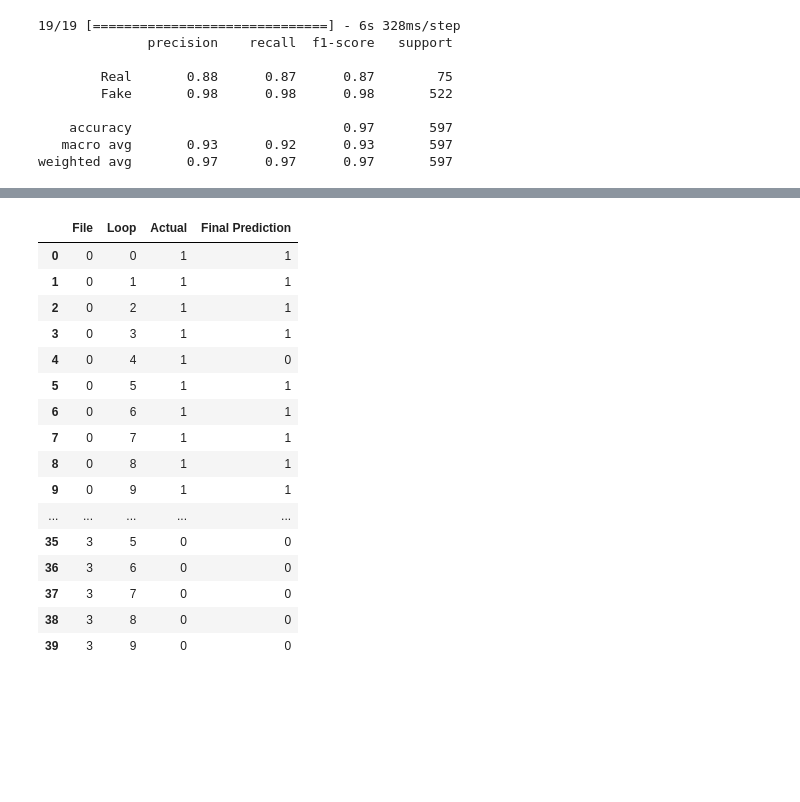
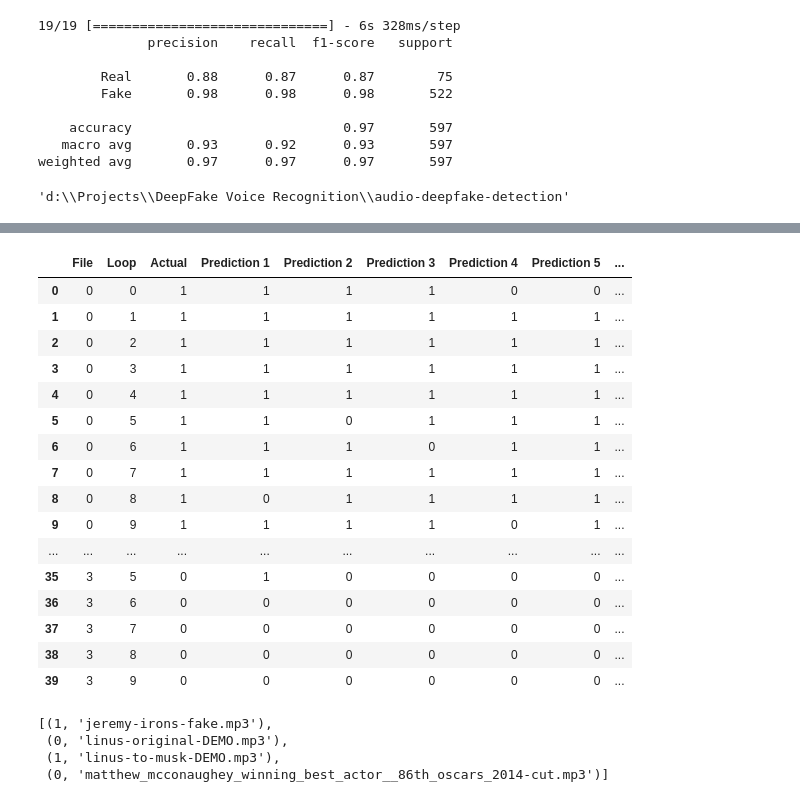
Before and after one commit to vprabhakaran00/audio-deepfake-detection, a Jupyter notebook: research/model_training_trials/model_training_trial3.ipynb, the cells around one changed output, grey strips where cells are left out. Saved outputs shown, nothing was run; the diff lists cells and outputs as text; code cells hidden in the pictures; blank space fills up the shorter version.

```diff
--- a/research/model_training_trials/model_training_trial3.ipynb
+++ b/research/model_training_trials/model_training_trial3.ipynb
@@ -230,3 +230,9 @@ weighted avg       0.97      0.97      0.97       597
 # %%
 import pandas as pd
 from scipy import stats
+# %%
+import os
+os.chdir('../../')
+%pwd
+# %% [output]
+'d:\\Projects\\DeepFake Voice Recognition\\audio-deepfake-detection'
@@ -233,4 +282,6 @@ from scipy import stats
 # %%
+from tensorflow.keras.models import load_model
+model2 = load_model('artifacts/model_training/model.keras')
 test_file_path = 'artifacts/data_ingestion/DEMONSTRATION/DEMONSTRATION/'
 files = os.listdir(test_file_path)
 actuals = [1,0,1,0]
@@ -270,10 +321,15 @@ for filenum, file in enumerate(a):
                 'File': filenum,
                 'Loop': i,
                 'Actual': file[0],
-                'Final Prediction': final_pred[0][0]
+                'Prediction 1': prediction1,
+                'Prediction 2': prediction2,
+                'Prediction 3': prediction3,
+                'Prediction 4': prediction4,
+                'Prediction 5': prediction5,
+                'Final Prediction': final_pred[0]
             })
 
 df_results = pd.DataFrame(results)
 display(df_results)
-#df_results.to_csv('compare.csv')
+df_results.to_csv('compare.csv')
 # %% [output]
@@ -303,20 +353,27 @@ display(df_results)
-|  | File | Loop | Actual | Final Prediction |
-| 0 | 0 | 0 | 1 | 1 |
-| 1 | 0 | 1 | 1 | 1 |
-| 2 | 0 | 2 | 1 | 1 |
-| 3 | 0 | 3 | 1 | 1 |
-| 4 | 0 | 4 | 1 | 0 |
-| 5 | 0 | 5 | 1 | 1 |
-| 6 | 0 | 6 | 1 | 1 |
-| 7 | 0 | 7 | 1 | 1 |
-| 8 | 0 | 8 | 1 | 1 |
-| 9 | 0 | 9 | 1 | 1 |
-| ... | ... | ... | ... | ... |
-| 35 | 3 | 5 | 0 | 0 |
-| 36 | 3 | 6 | 0 | 0 |
-| 37 | 3 | 7 | 0 | 0 |
-| 38 | 3 | 8 | 0 | 0 |
-| 39 | 3 | 9 | 0 | 0 |
+|  | File | Loop | Actual | Prediction 1 | Prediction 2 | Prediction 3 | Prediction 4 | Prediction 5 | ... |
+| 0 | 0 | 0 | 1 | 1 | 1 | 1 | 0 | 0 | ... |
+| 1 | 0 | 1 | 1 | 1 | 1 | 1 | 1 | 1 | ... |
+| 2 | 0 | 2 | 1 | 1 | 1 | 1 | 1 | 1 | ... |
+| 3 | 0 | 3 | 1 | 1 | 1 | 1 | 1 | 1 | ... |
+| 4 | 0 | 4 | 1 | 1 | 1 | 1 | 1 | 1 | ... |
+| 5 | 0 | 5 | 1 | 1 | 0 | 1 | 1 | 1 | ... |
+| 6 | 0 | 6 | 1 | 1 | 1 | 0 | 1 | 1 | ... |
+| 7 | 0 | 7 | 1 | 1 | 1 | 1 | 1 | 1 | ... |
+| 8 | 0 | 8 | 1 | 0 | 1 | 1 | 1 | 1 | ... |
+| 9 | 0 | 9 | 1 | 1 | 1 | 1 | 0 | 1 | ... |
+| ... | ... | ... | ... | ... | ... | ... | ... | ... | ... |
+| 35 | 3 | 5 | 0 | 1 | 0 | 0 | 0 | 0 | ... |
+| 36 | 3 | 6 | 0 | 0 | 0 | 0 | 0 | 0 | ... |
+| 37 | 3 | 7 | 0 | 0 | 0 | 0 | 0 | 0 | ... |
+| 38 | 3 | 8 | 0 | 0 | 0 | 0 | 0 | 0 | ... |
+| 39 | 3 | 9 | 0 | 0 | 0 | 0 | 0 | 0 | ... |
+# %%
+a
+# %% [output]
+[(1, 'jeremy-irons-fake.mp3'),
+ (0, 'linus-original-DEMO.mp3'),
+ (1, 'linus-to-musk-DEMO.mp3'),
+ (0, 'matthew_mcconaughey_winning_best_actor__86th_oscars_2014-cut.mp3')]
 # %%
 # Example usage
 test_file_path = 'artifacts/data_ingestion/DEMONSTRATION/DEMONSTRATION/linus-original-DEMO.mp3'
```
Also changed, not shown: parts of 3 cells of this notebook, 8 other files.
